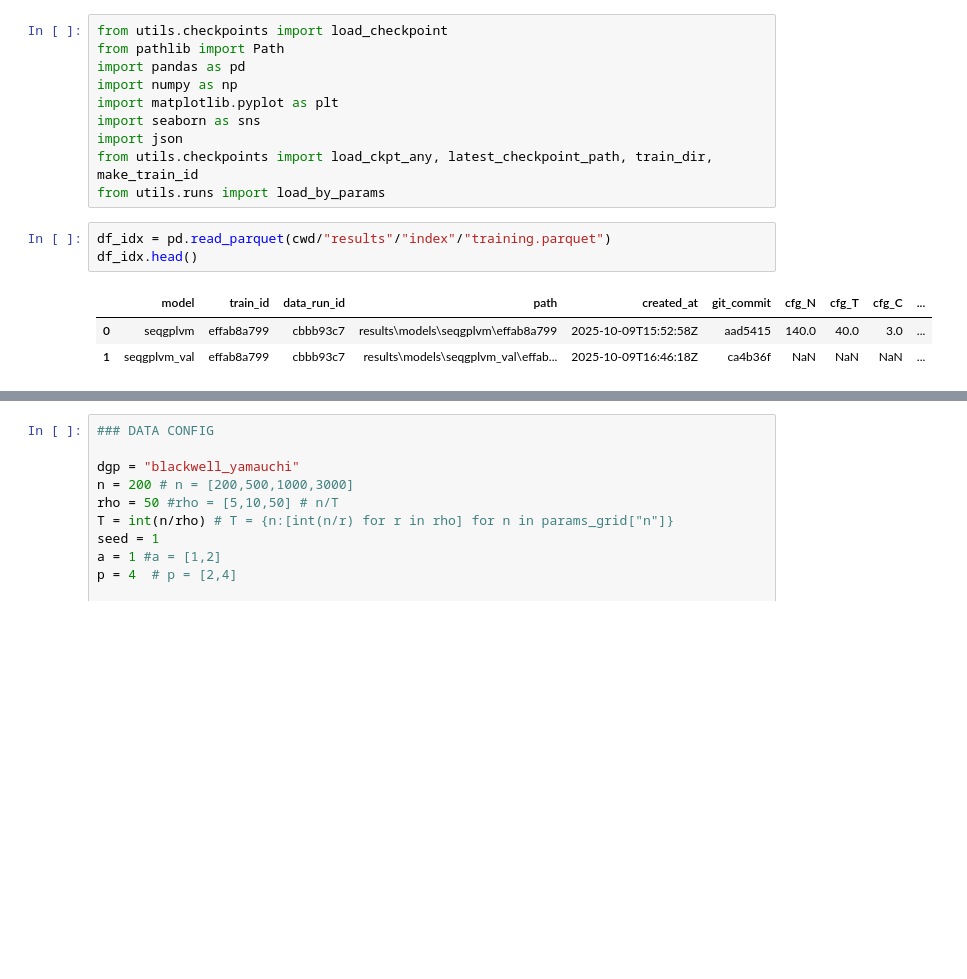
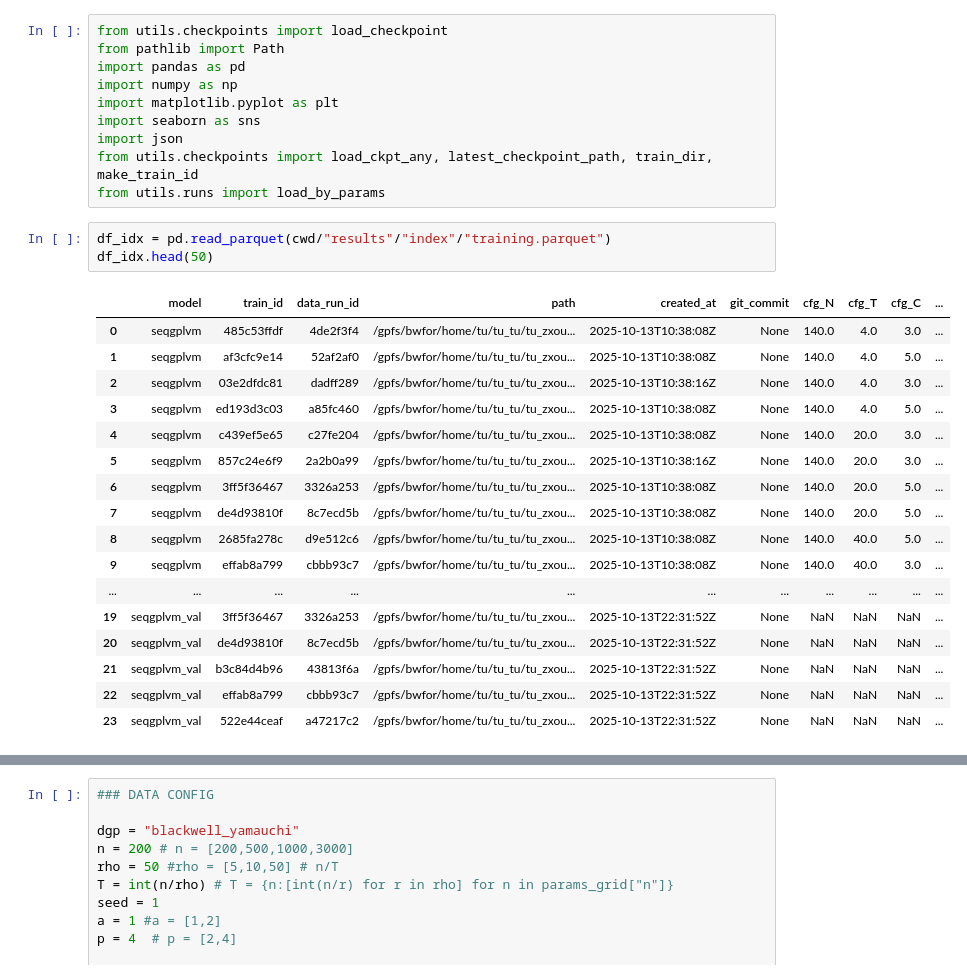
Before and after one commit to Ali-Setareh/SeqGPLVM_FEMSM, a Jupyter notebook: notebooks/model_inspection.ipynb, the cells around one changed output, grey strips where cells are left out. Drawn from its saved outputs; the diff is of its cells as text; blank space fills up the shorter version.

```diff
--- a/notebooks/model_inspection.ipynb
+++ b/notebooks/model_inspection.ipynb
@@ -25,8 +25,22 @@ from utils.checkpoints import load_ckpt_any, latest_checkpoint_path, train_dir,
 from utils.runs import load_by_params
 # %%
 df_idx = pd.read_parquet(cwd/"results"/"index"/"training.parquet")
-df_idx.head()
+df_idx.head(50)
 # %% [output]
 |  | model | train_id | data_run_id | path | created_at | git_commit | cfg_N | cfg_T | cfg_C | ... |
-| 0 | seqgplvm | effab8a799 | cbbb93c7 | results\models\seqgplvm\effab8a799 | 2025-10-09T15:52:58Z | aad5415 | 140.0 | 40.0 | 3.0 | ... |
-| 1 | seqgplvm_val | effab8a799 | cbbb93c7 | results\models\seqgplvm_val\effab... | 2025-10-09T16:46:18Z | ca4b36f | NaN | NaN | NaN | ... |
+| 0 | seqgplvm | 485c53ffdf | 4de2f3f4 | /gpfs/bwfor/home/tu/tu_tu/tu_zxou... | 2025-10-13T10:38:08Z | None | 140.0 | 4.0 | 3.0 | ... |
+| 1 | seqgplvm | af3cfc9e14 | 52af2af0 | /gpfs/bwfor/home/tu/tu_tu/tu_zxou... | 2025-10-13T10:38:08Z | None | 140.0 | 4.0 | 5.0 | ... |
+| 2 | seqgplvm | 03e2dfdc81 | dadff289 | /gpfs/bwfor/home/tu/tu_tu/tu_zxou... | 2025-10-13T10:38:16Z | None | 140.0 | 4.0 | 3.0 | ... |
+| 3 | seqgplvm | ed193d3c03 | a85fc460 | /gpfs/bwfor/home/tu/tu_tu/tu_zxou... | 2025-10-13T10:38:08Z | None | 140.0 | 4.0 | 5.0 | ... |
+| 4 | seqgplvm | c439ef5e65 | c27fe204 | /gpfs/bwfor/home/tu/tu_tu/tu_zxou... | 2025-10-13T10:38:08Z | None | 140.0 | 20.0 | 3.0 | ... |
+| 5 | seqgplvm | 857c24e6f9 | 2a2b0a99 | /gpfs/bwfor/home/tu/tu_tu/tu_zxou... | 2025-10-13T10:38:16Z | None | 140.0 | 20.0 | 3.0 | ... |
+| 6 | seqgplvm | 3ff5f36467 | 3326a253 | /gpfs/bwfor/home/tu/tu_tu/tu_zxou... | 2025-10-13T10:38:08Z | None | 140.0 | 20.0 | 5.0 | ... |
+| 7 | seqgplvm | de4d93810f | 8c7ecd5b | /gpfs/bwfor/home/tu/tu_tu/tu_zxou... | 2025-10-13T10:38:08Z | None | 140.0 | 20.0 | 5.0 | ... |
+| 8 | seqgplvm | 2685fa278c | d9e512c6 | /gpfs/bwfor/home/tu/tu_tu/tu_zxou... | 2025-10-13T10:38:08Z | None | 140.0 | 40.0 | 5.0 | ... |
+| 9 | seqgplvm | effab8a799 | cbbb93c7 | /gpfs/bwfor/home/tu/tu_tu/tu_zxou... | 2025-10-13T10:38:08Z | None | 140.0 | 40.0 | 3.0 | ... |
+| ... | ... | ... | ... | ... | ... | ... | ... | ... | ... | ... |
+| 19 | seqgplvm_val | 3ff5f36467 | 3326a253 | /gpfs/bwfor/home/tu/tu_tu/tu_zxou... | 2025-10-13T22:31:52Z | None | NaN | NaN | NaN | ... |
+| 20 | seqgplvm_val | de4d93810f | 8c7ecd5b | /gpfs/bwfor/home/tu/tu_tu/tu_zxou... | 2025-10-13T22:31:52Z | None | NaN | NaN | NaN | ... |
+| 21 | seqgplvm_val | b3c84d4b96 | 43813f6a | /gpfs/bwfor/home/tu/tu_tu/tu_zxou... | 2025-10-13T22:31:52Z | None | NaN | NaN | NaN | ... |
+| 22 | seqgplvm_val | effab8a799 | cbbb93c7 | /gpfs/bwfor/home/tu/tu_tu/tu_zxou... | 2025-10-13T22:31:52Z | None | NaN | NaN | NaN | ... |
+| 23 | seqgplvm_val | 522e44ceaf | a47217c2 | /gpfs/bwfor/home/tu/tu_tu/tu_zxou... | 2025-10-13T22:31:52Z | None | NaN | NaN | NaN | ... |
```
Also changed, not shown: parts of 7 cells of this notebook, 4 other files.
